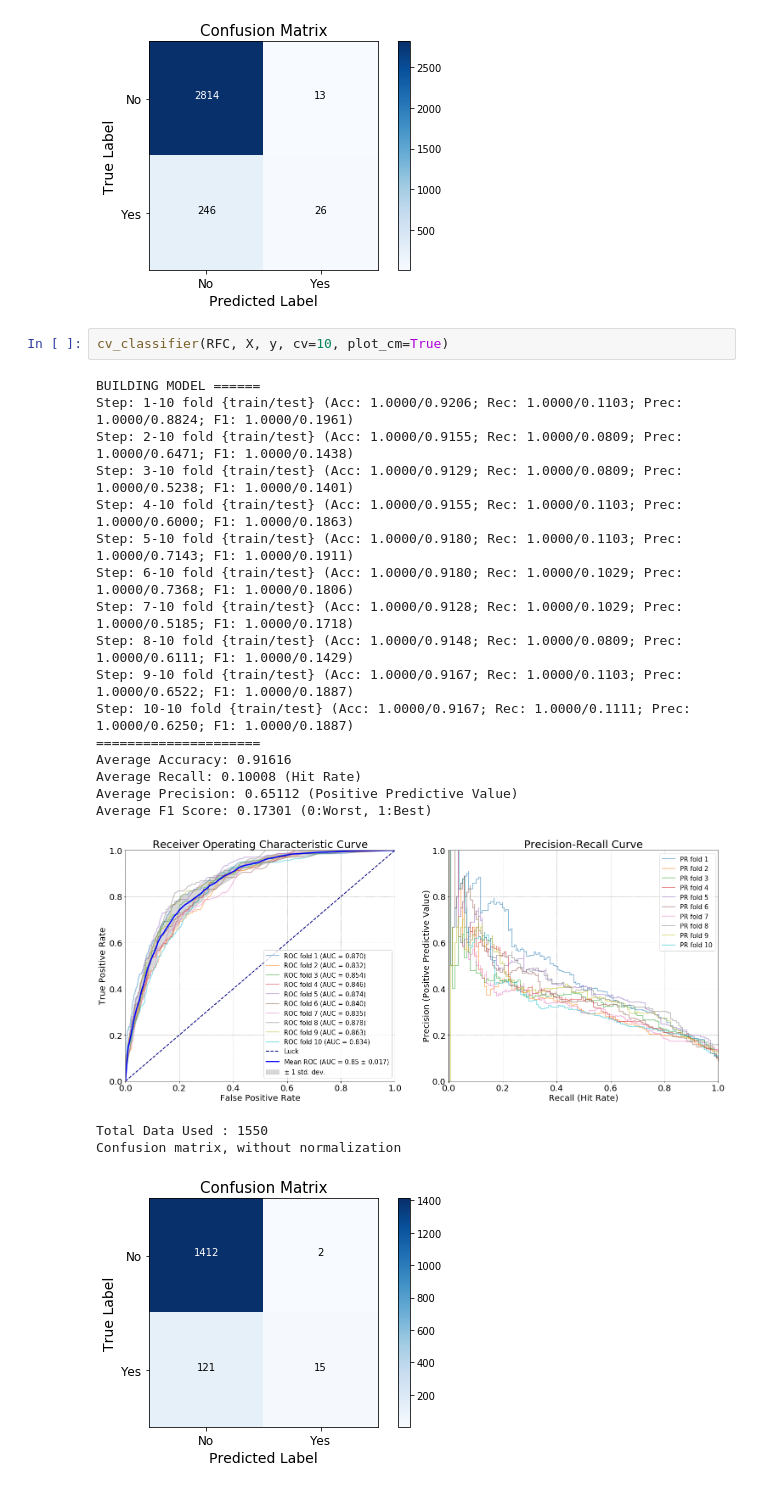
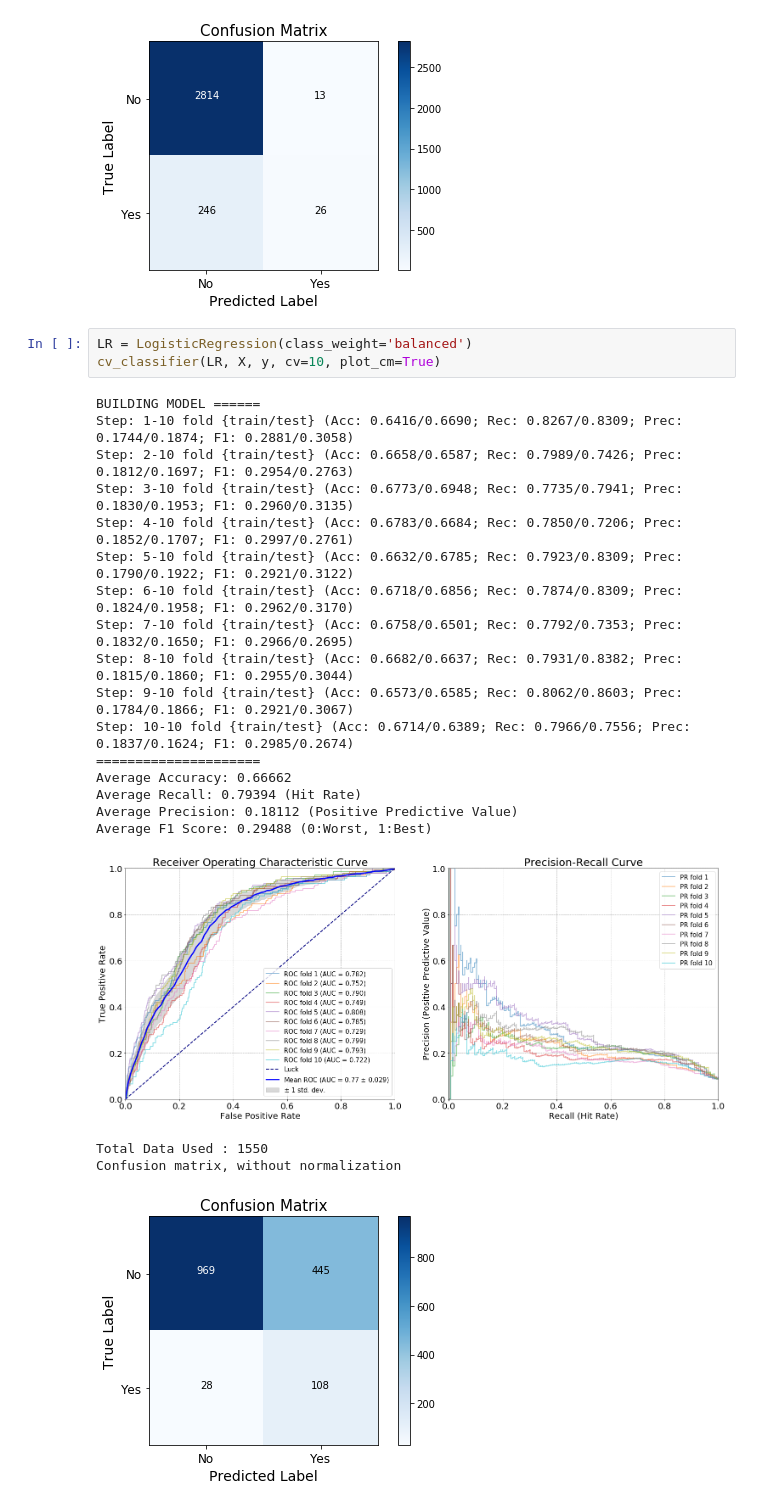
Before and after one commit to titotamaro/x-data-science-challenge, a Jupyter notebook: Credit Scoring/3_Training.ipynb, the cells around one changed output. Saved outputs shown, nothing was run; the diff lists cells and outputs as text.

```diff
--- a/Credit Scoring/3_Training.ipynb
+++ b/Credit Scoring/3_Training.ipynb
@@ -323,25 +323,26 @@ Total Data Used : 3099
 Confusion matrix, without normalization
 [figure]
 # %%
-cv_classifier(RFC, X, y, cv=10, plot_cm=True)
+LR = LogisticRegression(class_weight='balanced')
+cv_classifier(LR, X, y, cv=10, plot_cm=True)
 # %% [output]
 BUILDING MODEL ======
-Step: 1-10 fold {train/test} (Acc: 1.0000/0.9206; Rec: 1.0000/0.1103; Prec: 1.0000/0.8824; F1: 1.0000/0.1961)
-Step: 2-10 fold {train/test} (Acc: 1.0000/0.9155; Rec: 1.0000/0.0809; Prec: 1.0000/0.6471; F1: 1.0000/0.1438)
-Step: 3-10 fold {train/test} (Acc: 1.0000/0.9129; Rec: 1.0000/0.0809; Prec: 1.0000/0.5238; F1: 1.0000/0.1401)
-Step: 4-10 fold {train/test} (Acc: 1.0000/0.9155; Rec: 1.0000/0.1103; Prec: 1.0000/0.6000; F1: 1.0000/0.1863)
-Step: 5-10 fold {train/test} (Acc: 1.0000/0.9180; Rec: 1.0000/0.1103; Prec: 1.0000/0.7143; F1: 1.0000/0.1911)
-Step: 6-10 fold {train/test} (Acc: 1.0000/0.9180; Rec: 1.0000/0.1029; Prec: 1.0000/0.7368; F1: 1.0000/0.1806)
-Step: 7-10 fold {train/test} (Acc: 1.0000/0.9128; Rec: 1.0000/0.1029; Prec: 1.0000/0.5185; F1: 1.0000/0.1718)
-Step: 8-10 fold {train/test} (Acc: 1.0000/0.9148; Rec: 1.0000/0.0809; Prec: 1.0000/0.6111; F1: 1.0000/0.1429)
-Step: 9-10 fold {train/test} (Acc: 1.0000/0.9167; Rec: 1.0000/0.1103; Prec: 1.0000/0.6522; F1: 1.0000/0.1887)
-Step: 10-10 fold {train/test} (Acc: 1.0000/0.9167; Rec: 1.0000/0.1111; Prec: 1.0000/0.6250; F1: 1.0000/0.1887)
+Step: 1-10 fold {train/test} (Acc: 0.6416/0.6690; Rec: 0.8267/0.8309; Prec: 0.1744/0.1874; F1: 0.2881/0.3058)
+Step: 2-10 fold {train/test} (Acc: 0.6658/0.6587; Rec: 0.7989/0.7426; Prec: 0.1812/0.1697; F1: 0.2954/0.2763)
+Step: 3-10 fold {train/test} (Acc: 0.6773/0.6948; Rec: 0.7735/0.7941; Prec: 0.1830/0.1953; F1: 0.2960/0.3135)
+Step: 4-10 fold {train/test} (Acc: 0.6783/0.6684; Rec: 0.7850/0.7206; Prec: 0.1852/0.1707; F1: 0.2997/0.2761)
+Step: 5-10 fold {train/test} (Acc: 0.6632/0.6785; Rec: 0.7923/0.8309; Prec: 0.1790/0.1922; F1: 0.2921/0.3122)
+Step: 6-10 fold {train/test} (Acc: 0.6718/0.6856; Rec: 0.7874/0.8309; Prec: 0.1824/0.1958; F1: 0.2962/0.3170)
+Step: 7-10 fold {train/test} (Acc: 0.6758/0.6501; Rec: 0.7792/0.7353; Prec: 0.1832/0.1650; F1: 0.2966/0.2695)
+Step: 8-10 fold {train/test} (Acc: 0.6682/0.6637; Rec: 0.7931/0.8382; Prec: 0.1815/0.1860; F1: 0.2955/0.3044)
+Step: 9-10 fold {train/test} (Acc: 0.6573/0.6585; Rec: 0.8062/0.8603; Prec: 0.1784/0.1866; F1: 0.2921/0.3067)
+Step: 10-10 fold {train/test} (Acc: 0.6714/0.6389; Rec: 0.7966/0.7556; Prec: 0.1837/0.1624; F1: 0.2985/0.2674)
 =====================
-Average Accuracy: 0.91616
-Average Recall: 0.10008 (Hit Rate)
-Average Precision: 0.65112 (Positive Predictive Value)
-Average F1 Score: 0.17301 (0:Worst, 1:Best)
+Average Accuracy: 0.66662
+Average Recall: 0.79394 (Hit Rate)
+Average Precision: 0.18112 (Positive Predictive Value)
+Average F1 Score: 0.29488 (0:Worst, 1:Best)
-[figure, old version]
+[figure, new version]
 Total Data Used : 1550
 Confusion matrix, without normalization
-[figure, old version]
+[figure, new version]
```
Also changed, not shown: 5 other files.
